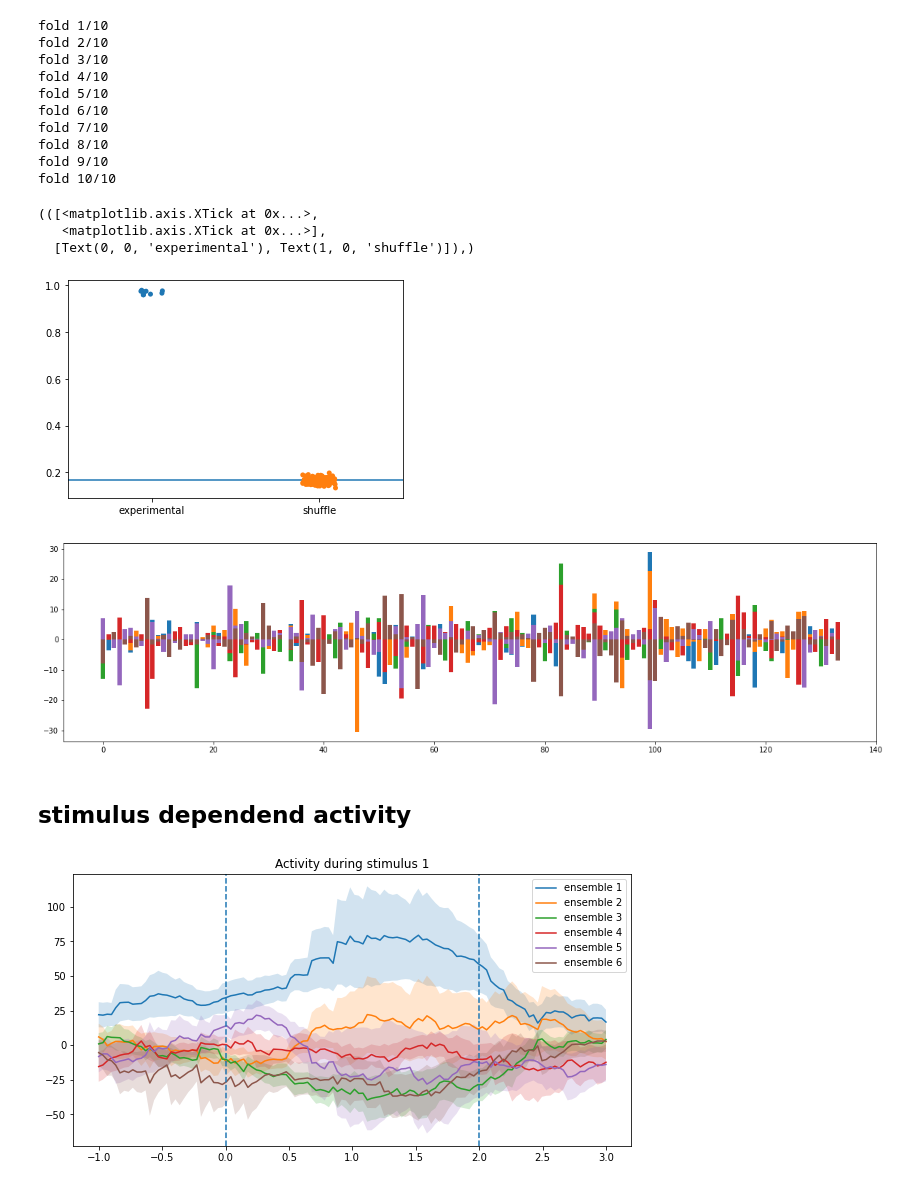
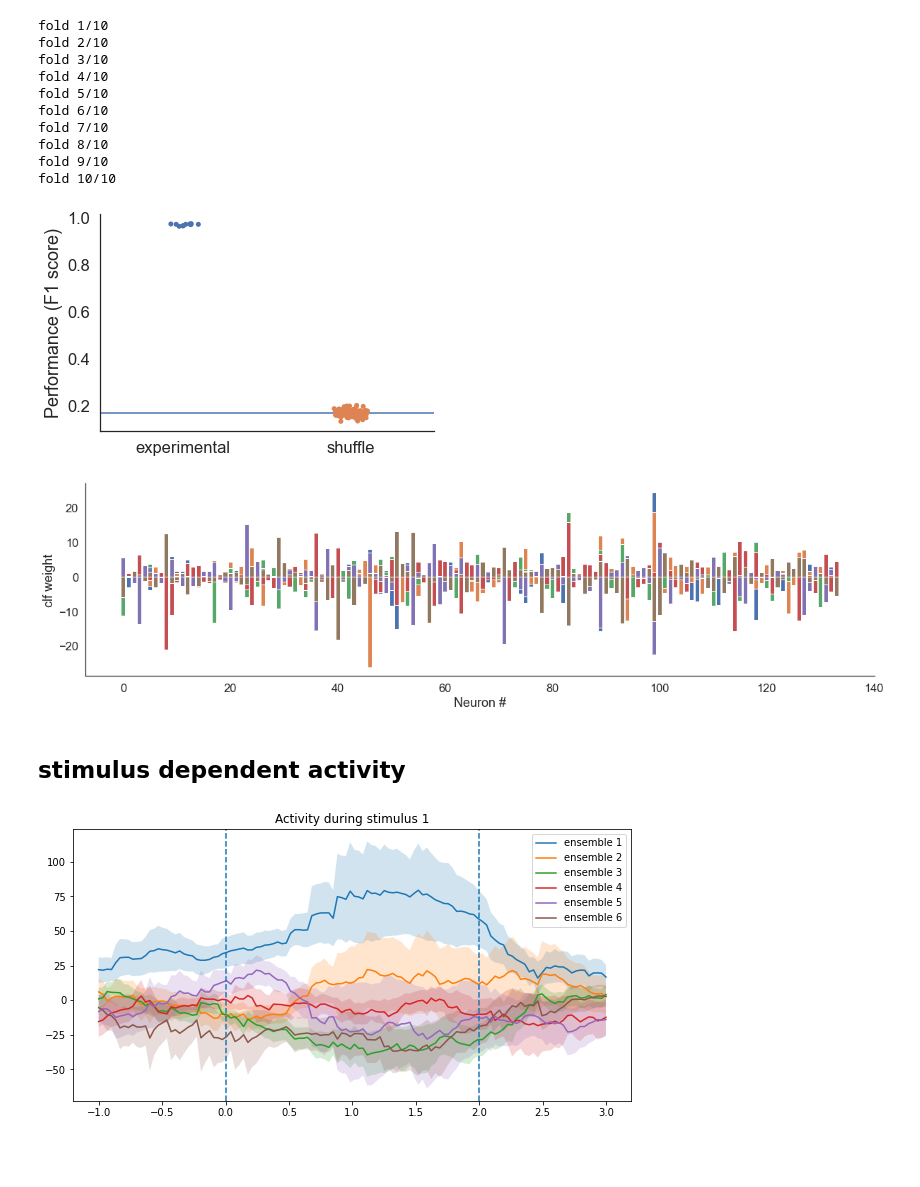
Before and after one commit to melisamc89/acc_network_analysis, a Jupyter notebook: davide/decoding/LR_decoding_all.ipynb, the cells around one changed output. Cells and saved outputs as stored; diff of their text form; code cells hidden in the pictures; blank space fills up the shorter version.

```diff
--- a/davide/decoding/LR_decoding.ipynb
+++ b/davide/decoding/LR_decoding_all.ipynb
@@ -13,3 +13,6 @@ from sklearn.pipeline import Pipeline
 from sklearn.metrics import f1_score
 from sklearn.preprocessing import StandardScaler
 from sklearn.base import clone
+
+
+sns.set_theme(style='white',font_scale=1.5)
@@ -169,13 +176,12 @@ fold 9/10
 fold 10/10
 # %%
 sns.stripplot(data=[performance,shuffled_performance])
-plt.axhline(y=1.0/6.0)
-plt.xticks([0,1],labels=['experimental','shuffle']),
+plt.axhline(y=1.0/6.0,label='expected chance level')
+plt.xticks([0,1],labels=['experimental','shuffle'])
+plt.ylabel('Performance (F1 score)')
+sns.despine()
 # %% [output]
-(([<matplotlib.axis.XTick at 0x...>,
-   <matplotlib.axis.XTick at 0x...>],
-  [Text(0, 0, 'experimental'), Text(1, 0, 'shuffle')]),)
-[figure, old version]
+[figure, new version]
 # %%
 lr = best_model['logistic']
 weights = lr.coef_
@@ -183,10 +189,15 @@ weights = lr.coef_
 plt.figure(figsize=(20,5))
 for i,w in enumerate(weights):
     plt.bar(np.arange(len(w)),w,label=f'stim {i+1}')
+
+plt.xlabel("Neuron #")
+plt.ylabel("clf weight")
+
+sns.despine()
 # %% [output]
-[figure, old version]
+[figure, new version]
 # %% [markdown]
-## stimulus dependend activity
+## stimulus dependent activity
 # %%
 scaler = StandardScaler()
 scaled_X  = scaler.fit_transform(X)
```
Also changed, not shown: parts of 6 cells of this notebook, 5 other files.
